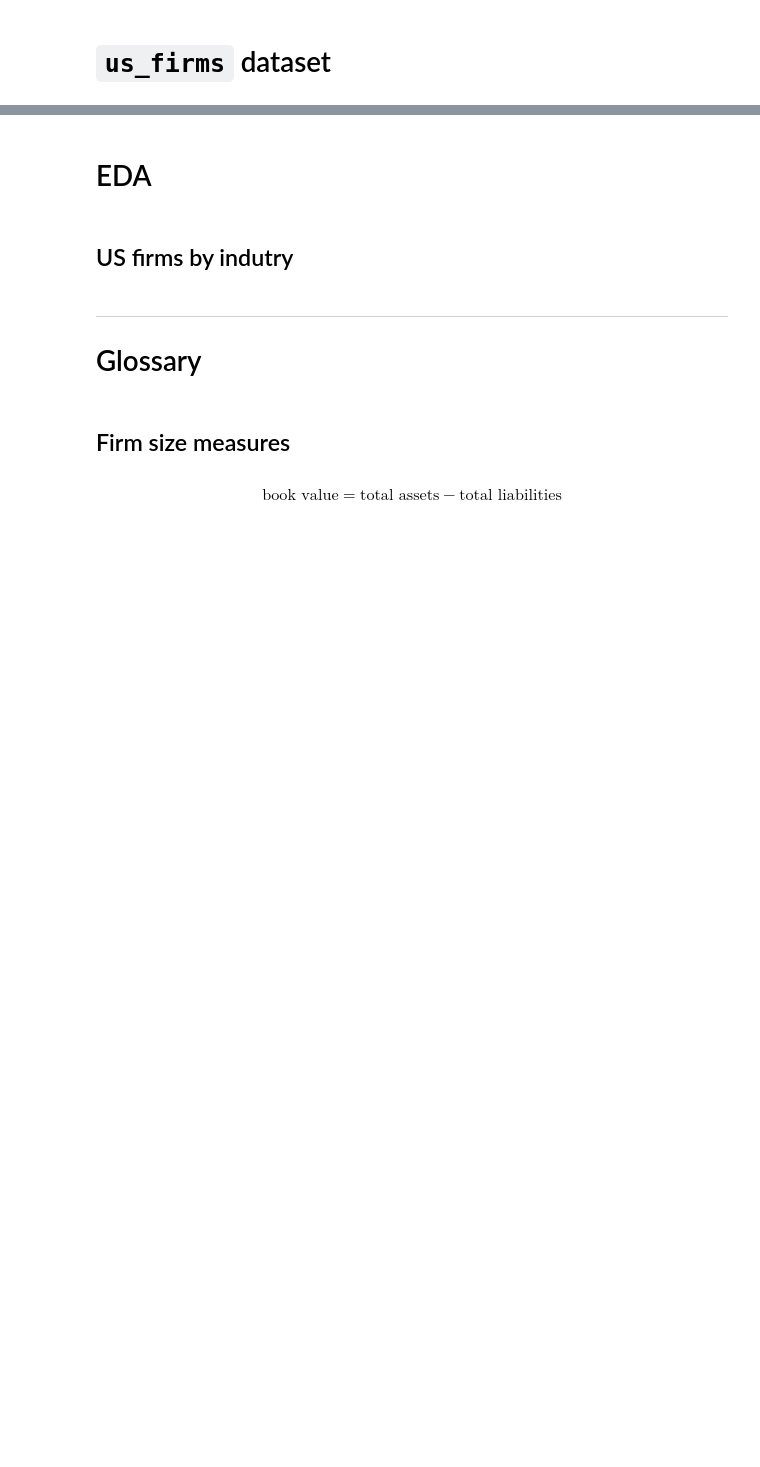
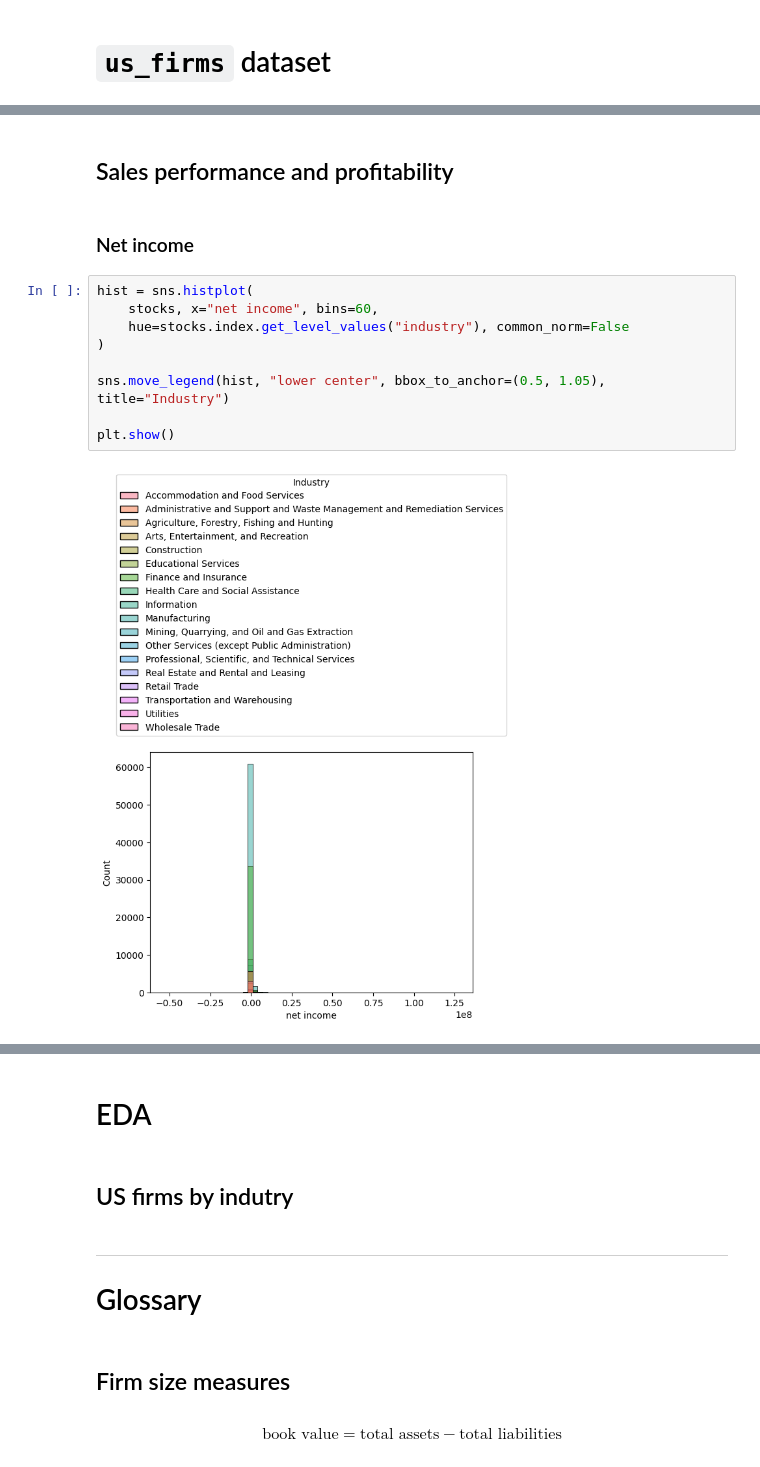
Before and after one commit to carlosahs/tc3006c-stats-module, a Jupyter notebook: stock_stats.ipynb, the cells around one changed output, grey strips where cells are left out. Cells and saved outputs as stored; diff of their text form; blank space fills up the shorter version.

```diff
--- a/stock_stats.ipynb
+++ b/stock_stats.ipynb
@@ -197,0 +122,15 @@ FIRM_SIZE_COL = "market value"
+# %% [markdown]
+## Sales performance and profitability
+# %% [markdown]
+### Net income
+# %%
+hist = sns.histplot(
+    stocks, x="net income", bins=60,
+    hue=stocks.index.get_level_values("industry"), common_norm=False
+)
+
+sns.move_legend(hist, "lower center", bbox_to_anchor=(0.5, 1.05), title="Industry")
+
+plt.show()
+# %% [output]
+[figure, added]
```
Also changed, not shown: parts of 77 cells of this notebook.
